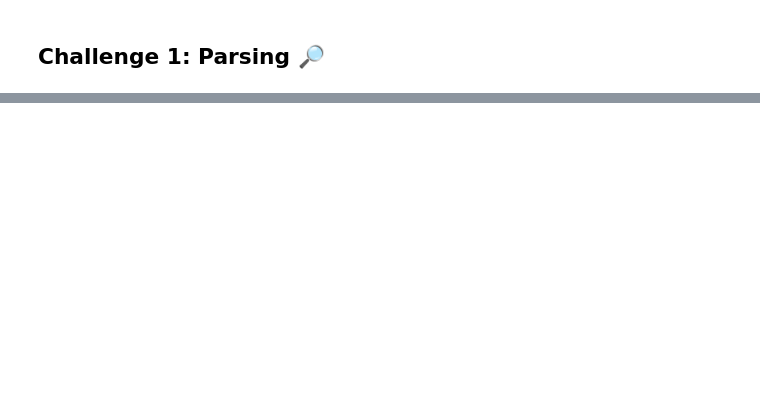
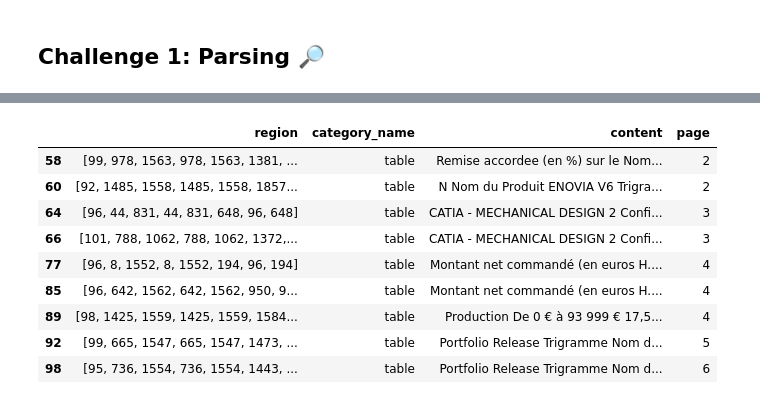
Before and after one commit to mybenkhadda/docxchain, a Jupyter notebook: test.ipynb, the cells around one changed output, grey strips where cells are left out. Cells and saved outputs as stored; diff of their text form; code cells hidden in the pictures; blank space fills up the shorter version.

```diff
--- a/test.ipynb
+++ b/test.ipynb
@@ -36,3 +167,16 @@ d.extractTables("../documents/purchasing_contract_example.pdf", df)
+# %%
+df[df["category_name"] == "table"]
+# %% [output]
+|  | region | category_name | content | page |
+| 58 | [99, 978, 1563, 978, 1563, 1381, ... | table | Remise accordee (en %) sur le Nom... | 2 |
+| 60 | [92, 1485, 1558, 1485, 1558, 1857... | table | N Nom du Produit ENOVIA V6 Trigra... | 2 |
+| 64 | [96, 44, 831, 44, 831, 648, 96, 648] | table | CATIA - MECHANICAL DESIGN 2 Confi... | 3 |
+| 66 | [101, 788, 1062, 788, 1062, 1372,... | table | CATIA - MECHANICAL DESIGN 2 Confi... | 3 |
+| 77 | [96, 8, 1552, 8, 1552, 194, 96, 194] | table | Montant net commandé (en euros H.... | 4 |
+| 85 | [96, 642, 1562, 642, 1562, 950, 9... | table | Montant net commandé (en euros H.... | 4 |
+| 89 | [98, 1425, 1559, 1425, 1559, 1584... | table | Production De 0 € à 93 999 € 17,5... | 4 |
+| 92 | [99, 665, 1547, 665, 1547, 1473, ... | table | Portfolio Release Trigramme Nom d... | 5 |
+| 98 | [95, 736, 1554, 736, 1554, 1443, ... | table | Portfolio Release Trigramme Nom d... | 6 |
 # %%
 from langchain.text_splitter import RecursiveCharacterTextSplitter
 text_splitter = RecursiveCharacterTextSplitter(
```
Also changed, not shown: parts of 18 cells of this notebook.
